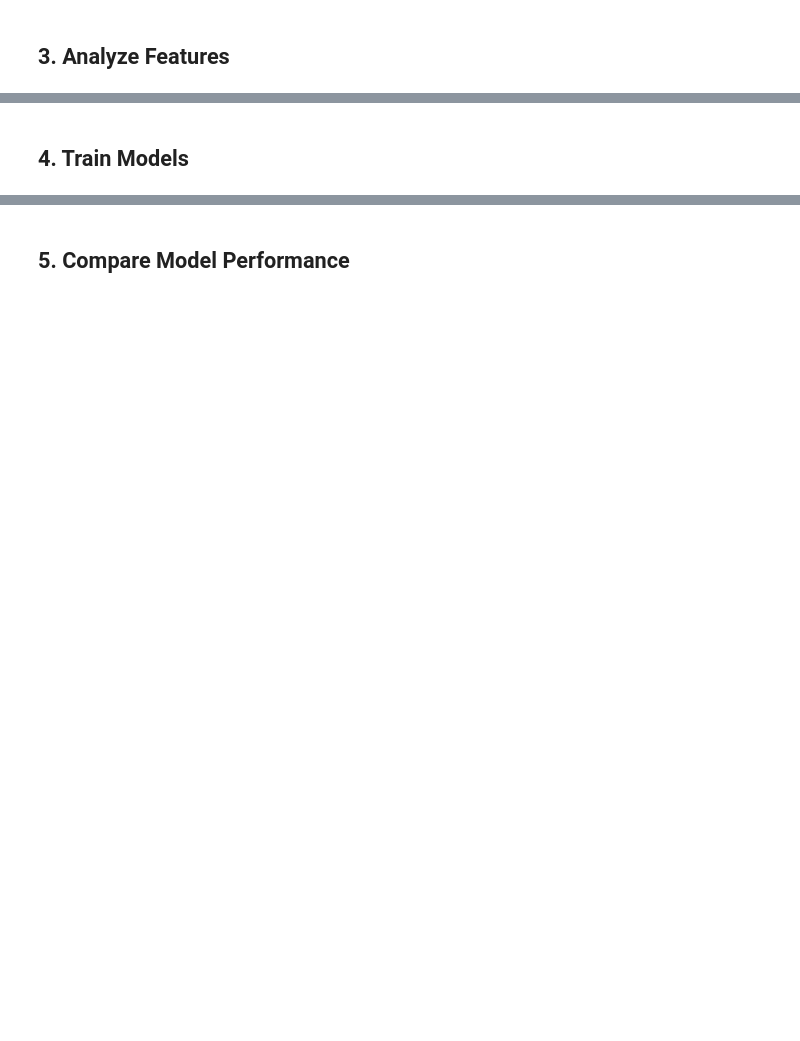
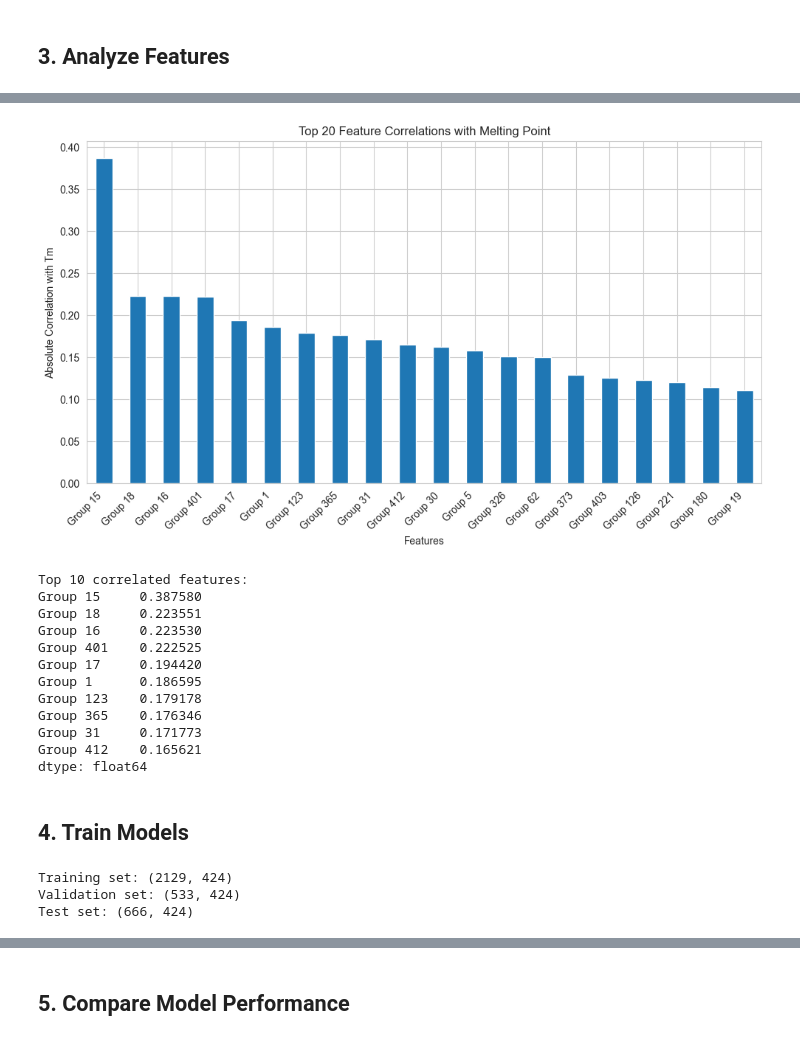
Before and after one commit to zainhaidar16/Thermophysical-Property-Melting-Point, a Jupyter notebook: notebooks/exploratory_analysis.ipynb, the cells around one changed output, grey strips where cells are left out. Saved outputs shown, nothing was run; the diff lists cells and outputs as text; code cells hidden in the pictures; blank space fills up the shorter version.

```diff
--- a/notebooks/exploratory_analysis.ipynb
+++ b/notebooks/exploratory_analysis.ipynb
@@ -76,20 +131,32 @@ if missing_values.sum() == 0:
 # %%
 # Correlation with target
-correlations = train_df[feature_cols + ['melting_point']].corr()['melting_point'].drop('melting_point')
-correlations = correlations.sort_values(ascending=False)
+correlations = numeric_features.corrwith(train_df[target]).abs().sort_values(ascending=False)
 
+# Plot top 20 correlations
 plt.figure(figsize=(10, 6))
-correlations.plot(kind='bar')
+correlations.head(20).plot(kind='bar')
 plt.xlabel('Features')
-plt.ylabel('Correlation with Melting Point')
-plt.title('Feature Correlations with Melting Point')
+plt.ylabel('Absolute Correlation with Tm')
+plt.title('Top 20 Feature Correlations with Melting Point')
 plt.xticks(rotation=45, ha='right')
 plt.tight_layout()
 plt.show()
 
-print(f"\nTop 5 positively correlated features:")
-print(correlations.head())
-print(f"\nTop 5 negatively correlated features:")
-print(correlations.tail())
+print(f"\nTop 10 correlated features:")
+print(correlations.head(10))
+# %% [output]
+[figure, added]
+Top 10 correlated features:
+Group 15     0.387580
+Group 18     0.223551
+Group 16     0.223530
+Group 401    0.222525
+Group 17     0.194420
+Group 1      0.186595
+Group 123    0.179178
+Group 365    0.176346
+Group 31     0.171773
+Group 412    0.165621
+dtype: float64
 # %% [markdown]
 ## 4. Train Models
@@ -108,0 +163,26 @@ results = pipeline.train_all_models(X_train, y_train, X_val, y_val)
+# %%
+# Prepare features and target
+X = numeric_features.values
+y = train_df[target].values
+
+# Prepare test features
+test_numeric = test_df[feature_cols].select_dtypes(include=[np.number])
+X_test = test_numeric[numeric_features.columns].values
+
+# Scale features
+scaler = StandardScaler()
+X_scaled = scaler.fit_transform(X)
+X_test_scaled = scaler.transform(X_test)
+
+# Create train/validation split
+X_train, X_val, y_train, y_val = train_test_split(
+	X_scaled, y, test_size=0.2, random_state=RANDOM_STATE
+)
+
+print(f"Training set: {X_train.shape}")
+print(f"Validation set: {X_val.shape}")
+print(f"Test set: {X_test_scaled.shape}")
+# %% [output]
+Training set: (2129, 424)
+Validation set: (533, 424)
+Test set: (666, 424)
```
Also changed, not shown: parts of 15 cells of this notebook.
